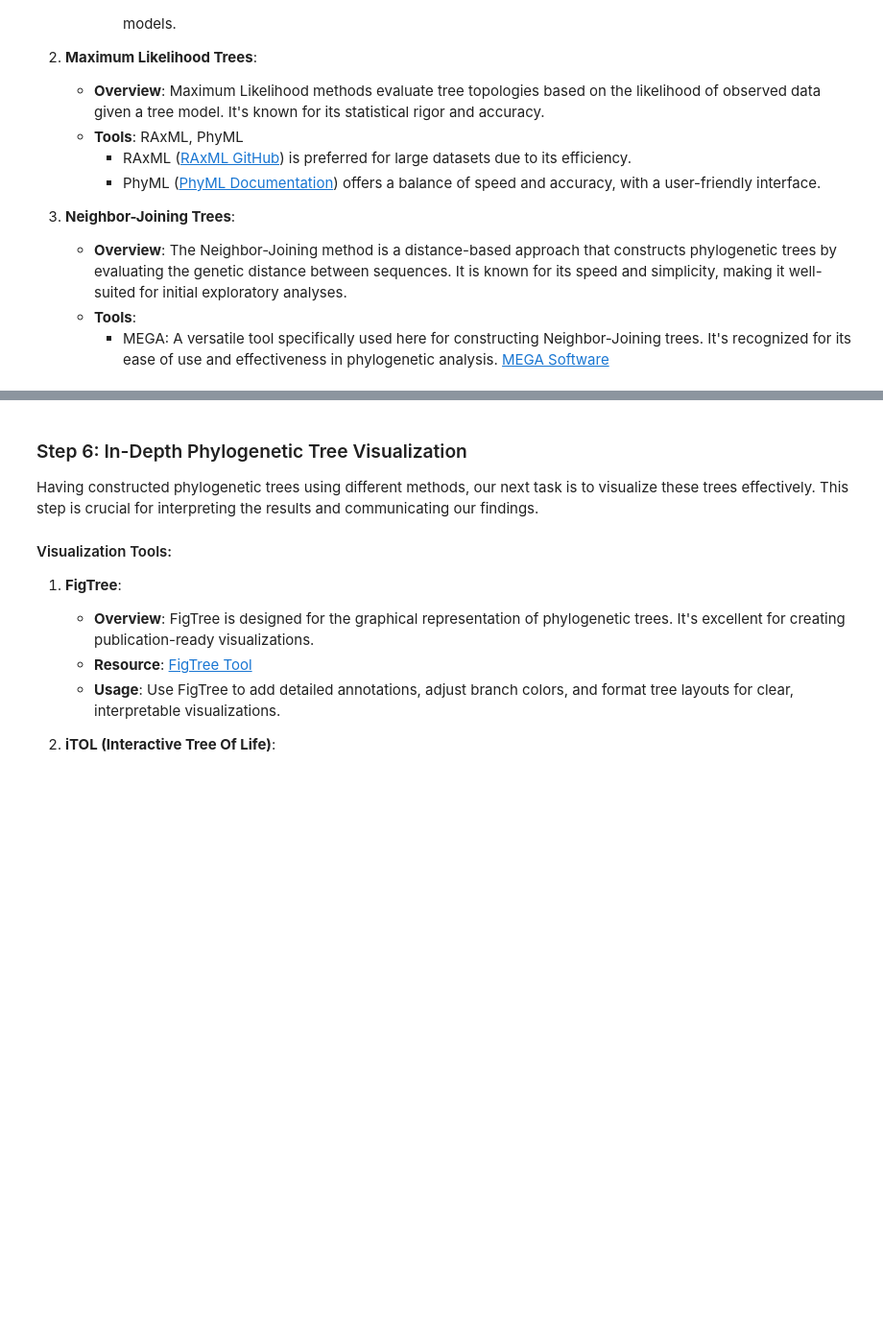
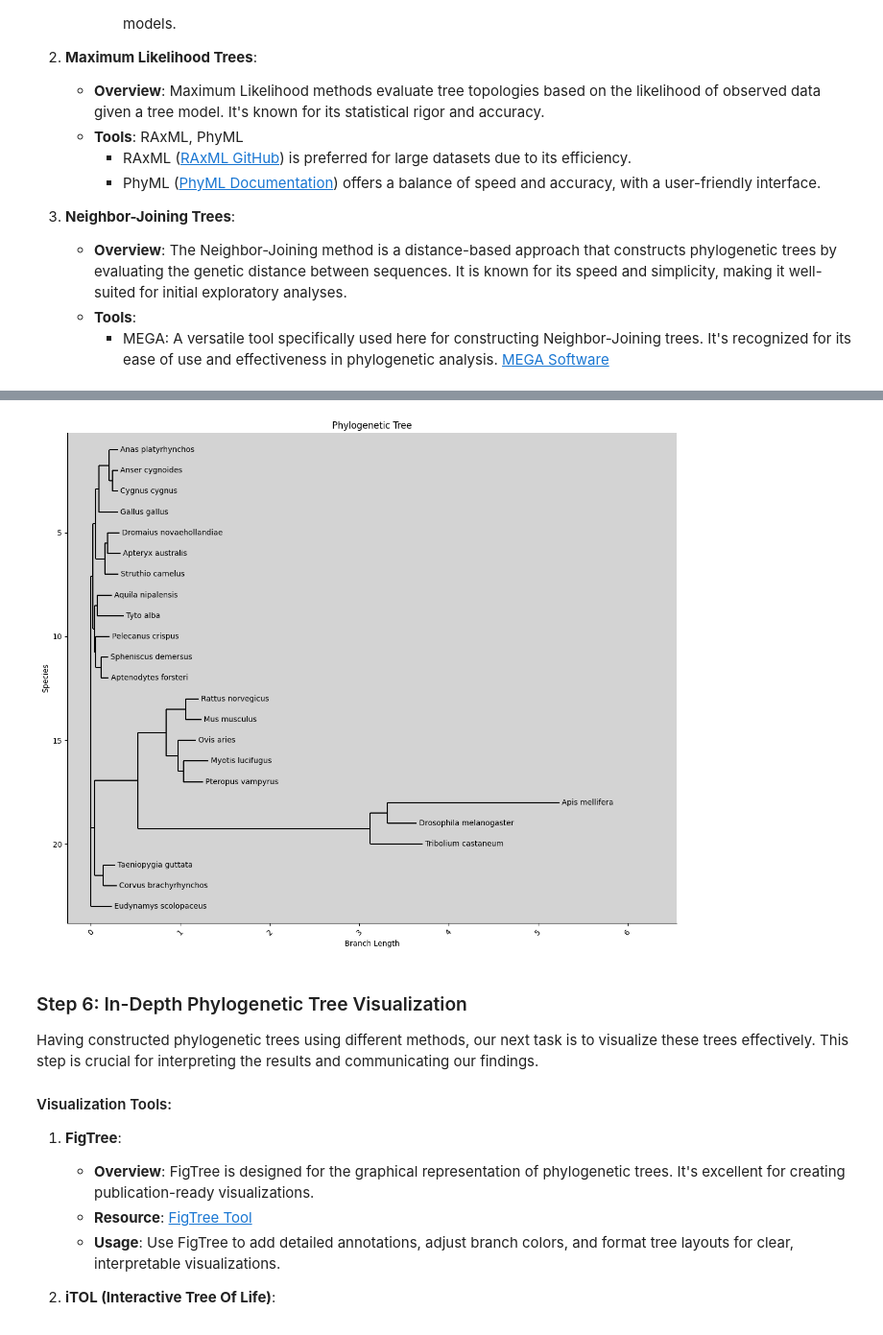
Before and after one commit to alirezanobakht13/Intro-bioinformatics, a Jupyter notebook: tasks/mitochondrial-comparison-phylogenetic-construction/MitochondrialComparisonPhylogeneticTreeConstruction.ipynb, the cells around one changed output, grey strips where cells are left out. Shown at 96% size. Drawn from its saved outputs; the diff is of its cells as text; code cells hidden in the pictures; blank space fills up the shorter version.

```diff
--- a/tasks/mitochondrial-comparison-phylogenetic-construction/MitochondrialComparisonPhylogeneticTreeConstruction.ipynb
+++ b/tasks/mitochondrial-comparison-phylogenetic-construction/MitochondrialComparisonPhylogeneticTreeConstruction.ipynb
@@ -258,9 +256,9 @@ def concatenate_sequences(input_files, output_file):
 
             output_handle.write('\n'.join(modified_sequences) + '\n')
 # %%
-output_directory = "fasta_files"
+output_directory = "/content/drive/MyDrive/task2_project_bio/fasta_files"
 
-output_file = "concatenated_sequences.fasta"
+output_file = "/content/drive/MyDrive/task2_project_bio/fasta_files/concatenated_sequences.fasta"
 
 # Call the function to concatenate sequences
 concatenate_sequences(fasta_list, output_file)
@@ -461,3 +535,7 @@ construct_tree_NJ(fasta_file)
+# %%
+construct_tree_ML(aligned_sequences)
+# %% [output]
+[figure, added]
 # %% [markdown]
 ### Step 6: In-Depth Phylogenetic Tree Visualization
 
```
Also changed, not shown: parts of 15 cells of this notebook.
